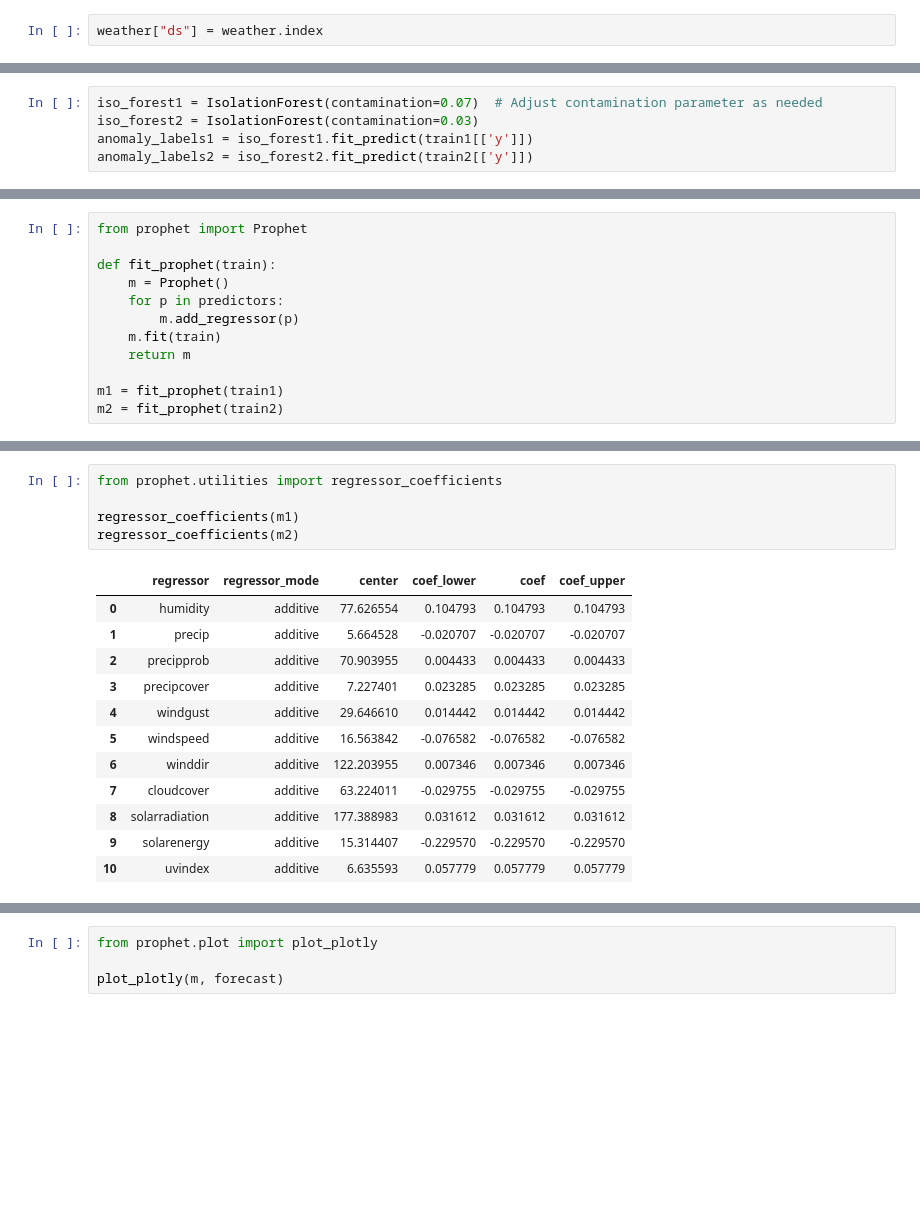
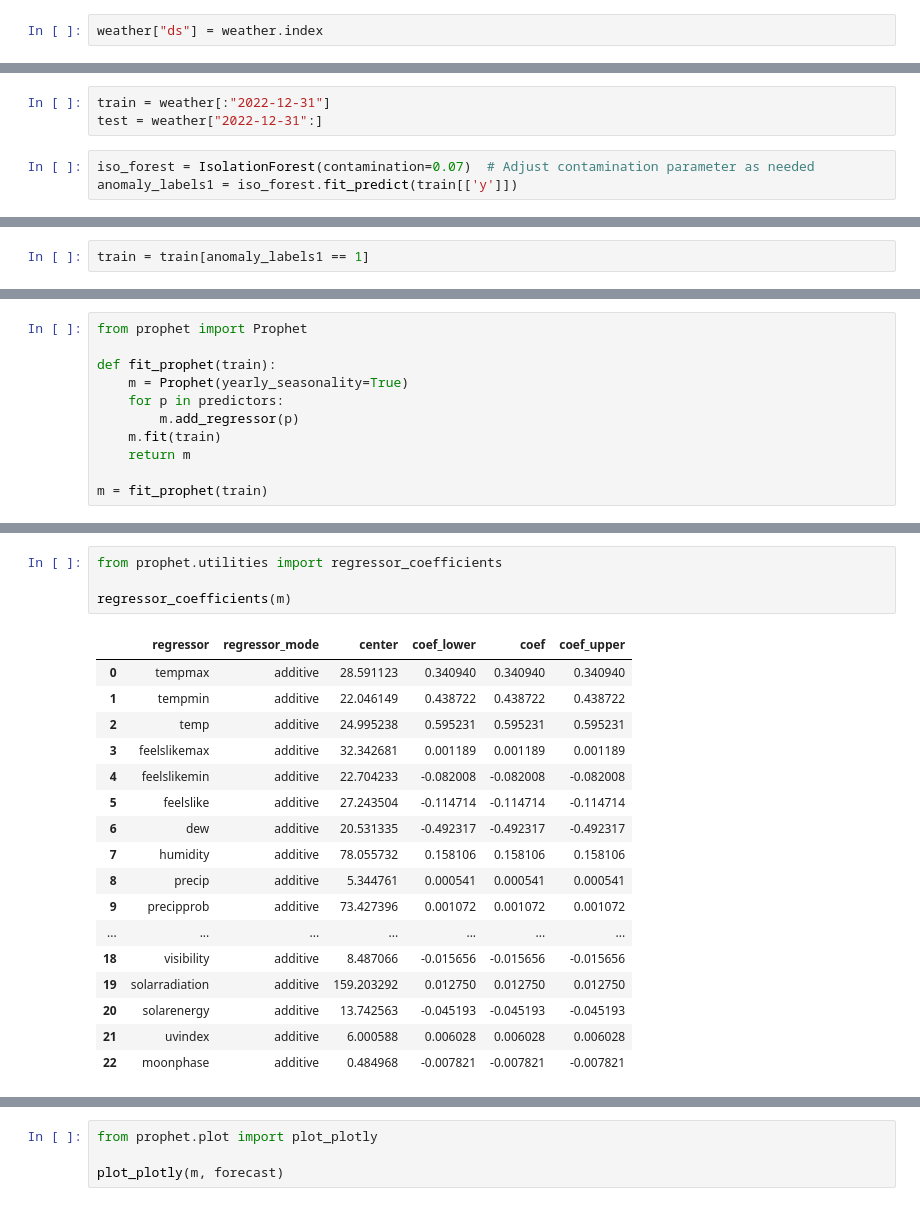
Before and after one commit to 22022658NguyenTienKhoi/13-Weather-Forecast, a Jupyter notebook: untitled1.ipynb, the cells around one changed output, grey strips where cells are left out. Drawn from its saved outputs; the diff is of its cells as text; blank space fills up the shorter version.

```diff
--- a/untitled1.ipynb
+++ b/untitled1.ipynb
@@ -111,7 +109,8 @@ test = weather["2023-1-1":]
+# %%
+train = weather[:"2022-12-31"]
+test = weather["2022-12-31":]
 # %%
-iso_forest1 = IsolationForest(contamination=0.07)  # Adjust contamination parameter as needed
-iso_forest2 = IsolationForest(contamination=0.03)
-anomaly_labels1 = iso_forest1.fit_predict(train1[['y']])
-anomaly_labels2 = iso_forest2.fit_predict(train2[['y']])
+iso_forest = IsolationForest(contamination=0.07)  # Adjust contamination parameter as needed
+anomaly_labels1 = iso_forest.fit_predict(train[['y']])
 # %% [output]
 X does not have valid feature names, but IsolationForest was fitted with feature names
@@ -140,0 +117,2 @@ train1
+# %%
+train = train[anomaly_labels1 == 1]
@@ -142,12 +137,11 @@ train1
 from prophet import Prophet
 
 def fit_prophet(train):
-    m = Prophet()
+    m = Prophet(yearly_seasonality=True)
     for p in predictors:
         m.add_regressor(p)
     m.fit(train)
     return m
 
-m1 = fit_prophet(train1)
-m2 = fit_prophet(train2)
+m = fit_prophet(train)
 # %% [output]
@@ -197,19 +182,23 @@ plot_components_plotly(m1, predictions2)
 # %%
 from prophet.utilities import regressor_coefficients
 
-regressor_coefficients(m1)
-regressor_coefficients(m2)
+regressor_coefficients(m)
 # %% [output]
 |  | regressor | regressor_mode | center | coef_lower | coef | coef_upper |
-| 0 | humidity | additive | 77.626554 | 0.104793 | 0.104793 | 0.104793 |
-| 1 | precip | additive | 5.664528 | -0.020707 | -0.020707 | -0.020707 |
-| 2 | precipprob | additive | 70.903955 | 0.004433 | 0.004433 | 0.004433 |
-| 3 | precipcover | additive | 7.227401 | 0.023285 | 0.023285 | 0.023285 |
-| 4 | windgust | additive | 29.646610 | 0.014442 | 0.014442 | 0.014442 |
-| 5 | windspeed | additive | 16.563842 | -0.076582 | -0.076582 | -0.076582 |
-| 6 | winddir | additive | 122.203955 | 0.007346 | 0.007346 | 0.007346 |
-| 7 | cloudcover | additive | 63.224011 | -0.029755 | -0.029755 | -0.029755 |
-| 8 | solarradiation | additive | 177.388983 | 0.031612 | 0.031612 | 0.031612 |
-| 9 | solarenergy | additive | 15.314407 | -0.229570 | -0.229570 | -0.229570 |
-| 10 | uvindex | additive | 6.635593 | 0.057779 | 0.057779 | 0.057779 |
+| 0 | tempmax | additive | 28.591123 | 0.340940 | 0.340940 | 0.340940 |
+| 1 | tempmin | additive | 22.046149 | 0.438722 | 0.438722 | 0.438722 |
+| 2 | temp | additive | 24.995238 | 0.595231 | 0.595231 | 0.595231 |
+| 3 | feelslikemax | additive | 32.342681 | 0.001189 | 0.001189 | 0.001189 |
+| 4 | feelslikemin | additive | 22.704233 | -0.082008 | -0.082008 | -0.082008 |
+| 5 | feelslike | additive | 27.243504 | -0.114714 | -0.114714 | -0.114714 |
+| 6 | dew | additive | 20.531335 | -0.492317 | -0.492317 | -0.492317 |
+| 7 | humidity | additive | 78.055732 | 0.158106 | 0.158106 | 0.158106 |
+| 8 | precip | additive | 5.344761 | 0.000541 | 0.000541 | 0.000541 |
+| 9 | precipprob | additive | 73.427396 | 0.001072 | 0.001072 | 0.001072 |
+| ... | ... | ... | ... | ... | ... | ... |
+| 18 | visibility | additive | 8.487066 | -0.015656 | -0.015656 | -0.015656 |
+| 19 | solarradiation | additive | 159.203292 | 0.012750 | 0.012750 | 0.012750 |
+| 20 | solarenergy | additive | 13.742563 | -0.045193 | -0.045193 | -0.045193 |
+| 21 | uvindex | additive | 6.000588 | 0.006028 | 0.006028 | 0.006028 |
+| 22 | moonphase | additive | 0.484968 | -0.007821 | -0.007821 | -0.007821 |
 # %%
```
Also changed, not shown: parts of 26 cells of this notebook.
